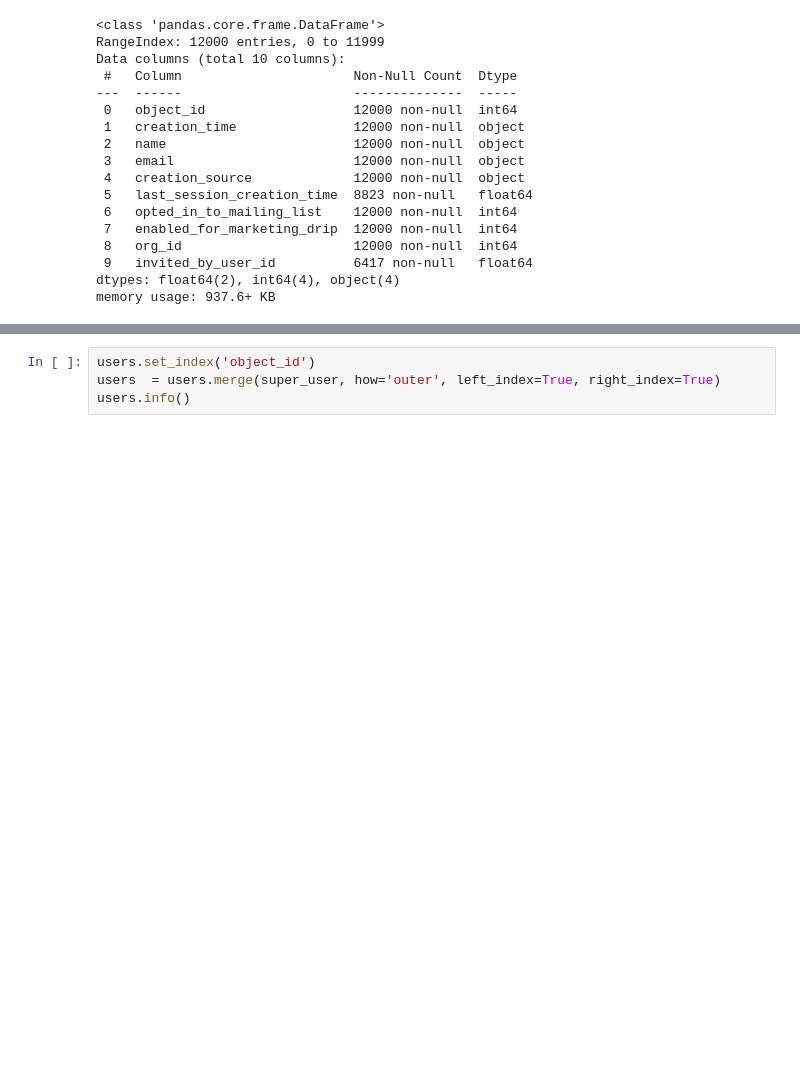
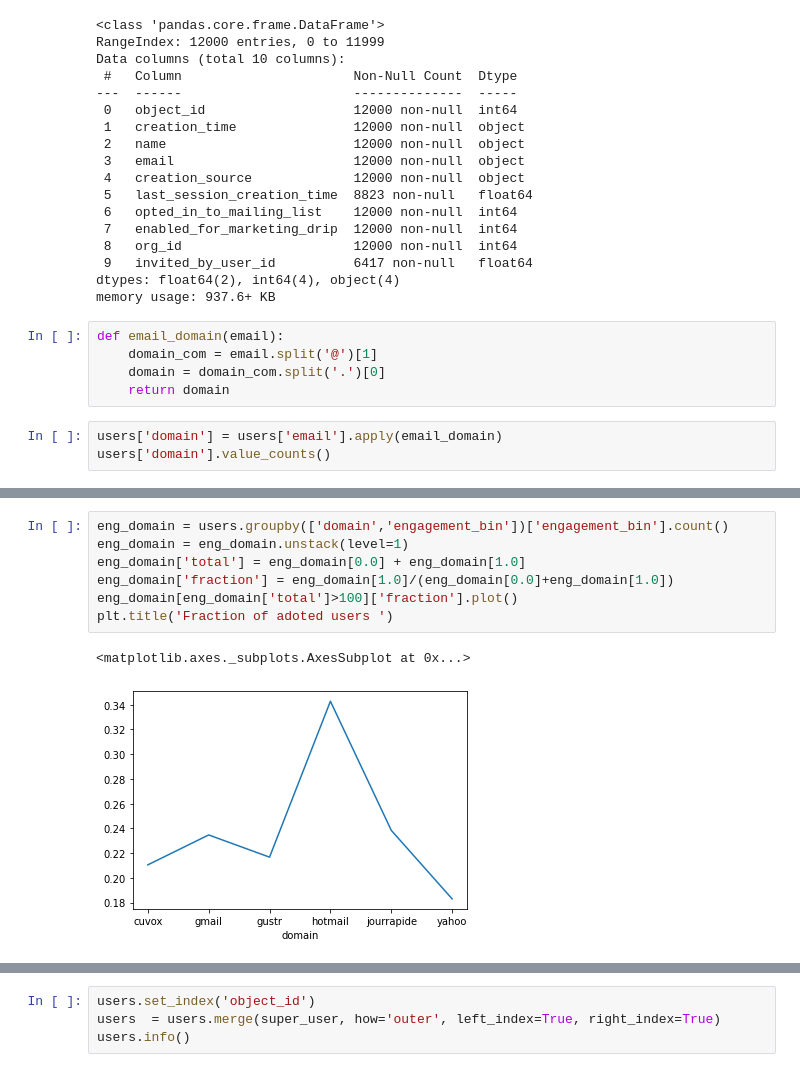
Before and after one commit to zhakhverdyan/relax_challenge, a Jupyter notebook: relax_challenge.ipynb, the cells around one changed output, grey strips where cells are left out. Drawn from its saved outputs; the diff is of its cells as text; blank space fills up the shorter version.

Commit message:
pulled email domains to compare with user adoption

```diff
--- a/relax_challenge.ipynb
+++ b/relax_challenge.ipynb
@@ -256,3 +256,11 @@ Data columns (total 10 columns):
  9   invited_by_user_id          6417 non-null   float64
 dtypes: float64(2), int64(4), object(4)
 memory usage: 937.6+ KB
+# %%
+def email_domain(email):
+    domain_com = email.split('@')[1]
+    domain = domain_com.split('.')[0]
+    return domain
+# %%
+users['domain'] = users['email'].apply(email_domain)
+users['domain'].value_counts()
@@ -259,3 +280,13 @@ memory usage: 937.6+ KB
+# %%
+eng_domain = users.groupby(['domain','engagement_bin'])['engagement_bin'].count()
+eng_domain = eng_domain.unstack(level=1)
+eng_domain['total'] = eng_domain[0.0] + eng_domain[1.0]
+eng_domain['fraction'] = eng_domain[1.0]/(eng_domain[0.0]+eng_domain[1.0])
+eng_domain[eng_domain['total']>100]['fraction'].plot()
+plt.title('Fraction of adoted users ')
+# %% [output]
+<matplotlib.axes._subplots.AxesSubplot at 0x...>
+[figure, added]
 # %%
 # last_session_creation time values 8823 match user_eng_table length
 users  = users.merge(labeled_user_eng, how='outer', left_on='object_id', right_on='user_id')
```
Also changed, not shown: parts of 2 cells of this notebook.
